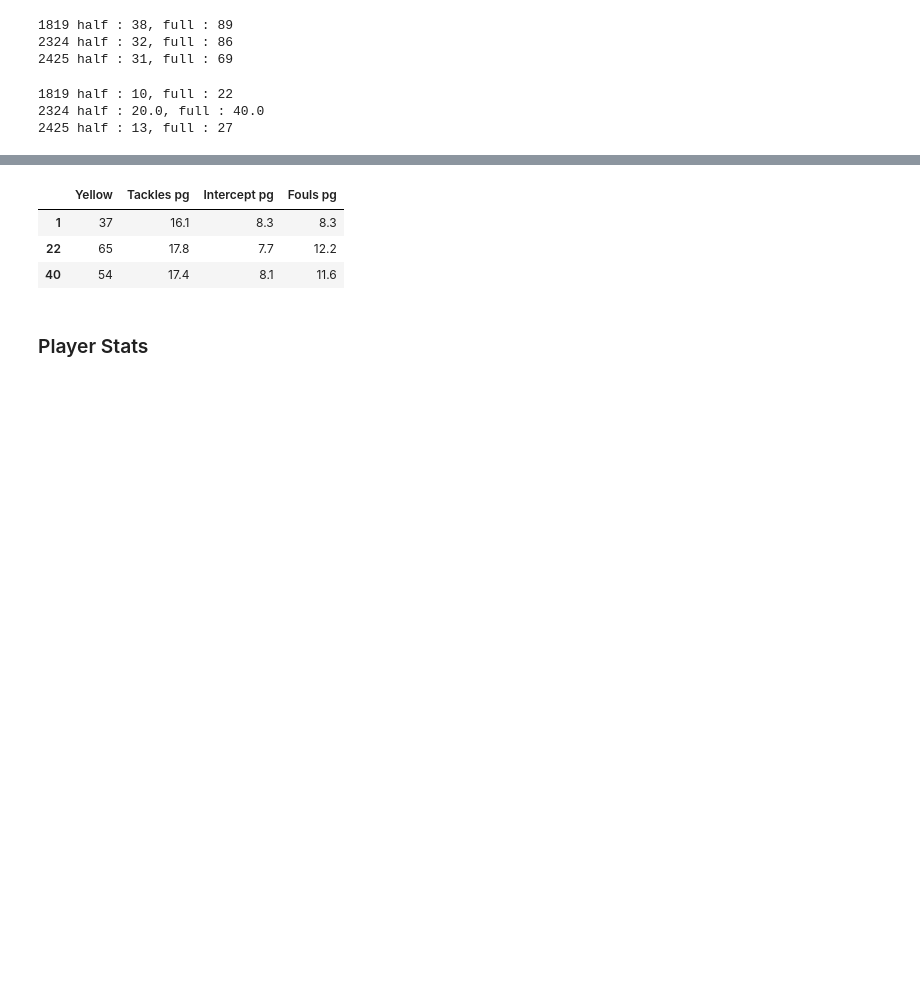
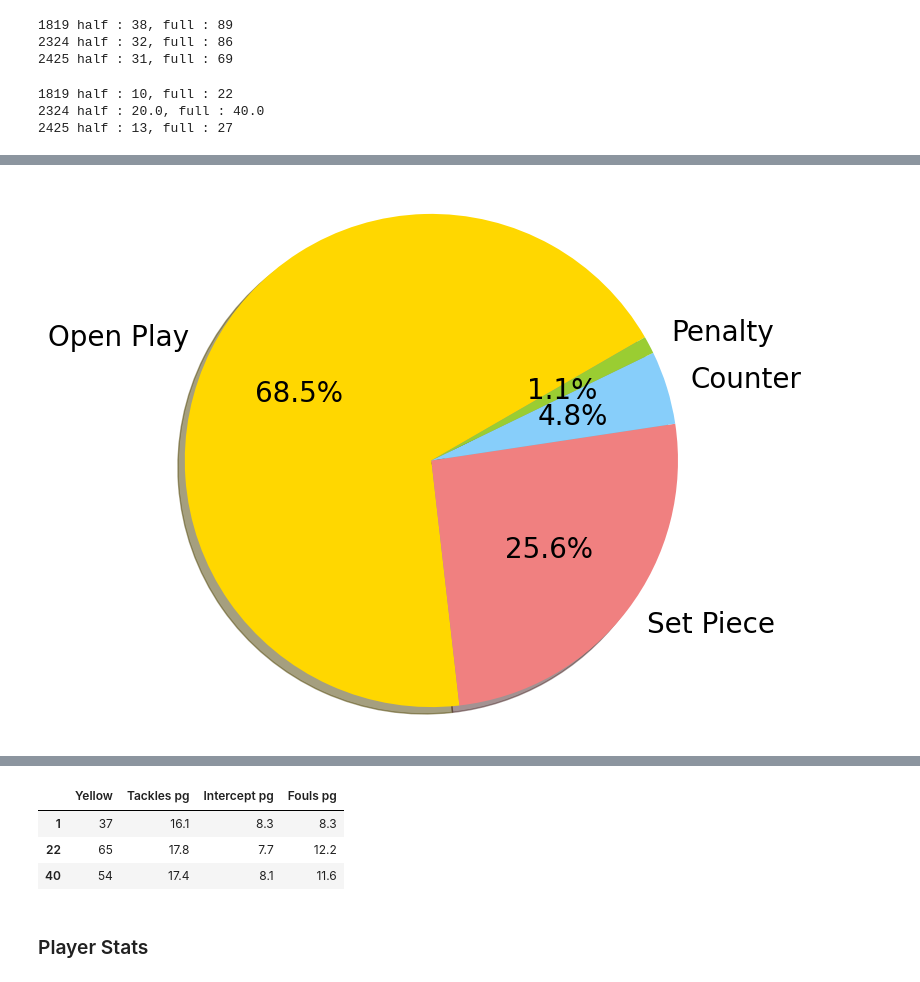
Before and after one commit to jmlee8939/Klopp-vs-Slot, a Jupyter notebook: note.ipynb, the cells around one changed output, grey strips where cells are left out. Cells and saved outputs as stored; diff of their text form; code cells hidden in the pictures; blank space fills up the shorter version.

```diff
--- a/note.ipynb
+++ b/note.ipynb
@@ -504,0 +561,4 @@ print('2425 half : {}, full : {}'.format(liv_2425_results['half_other_score'].su
+# %%
+plot_shot_distribution(liv_team[liv_team['season'] == '2324'], '2324')
+# %% [output]
+[figure, added]
```
Also changed, not shown: parts of 13 cells of this notebook.
